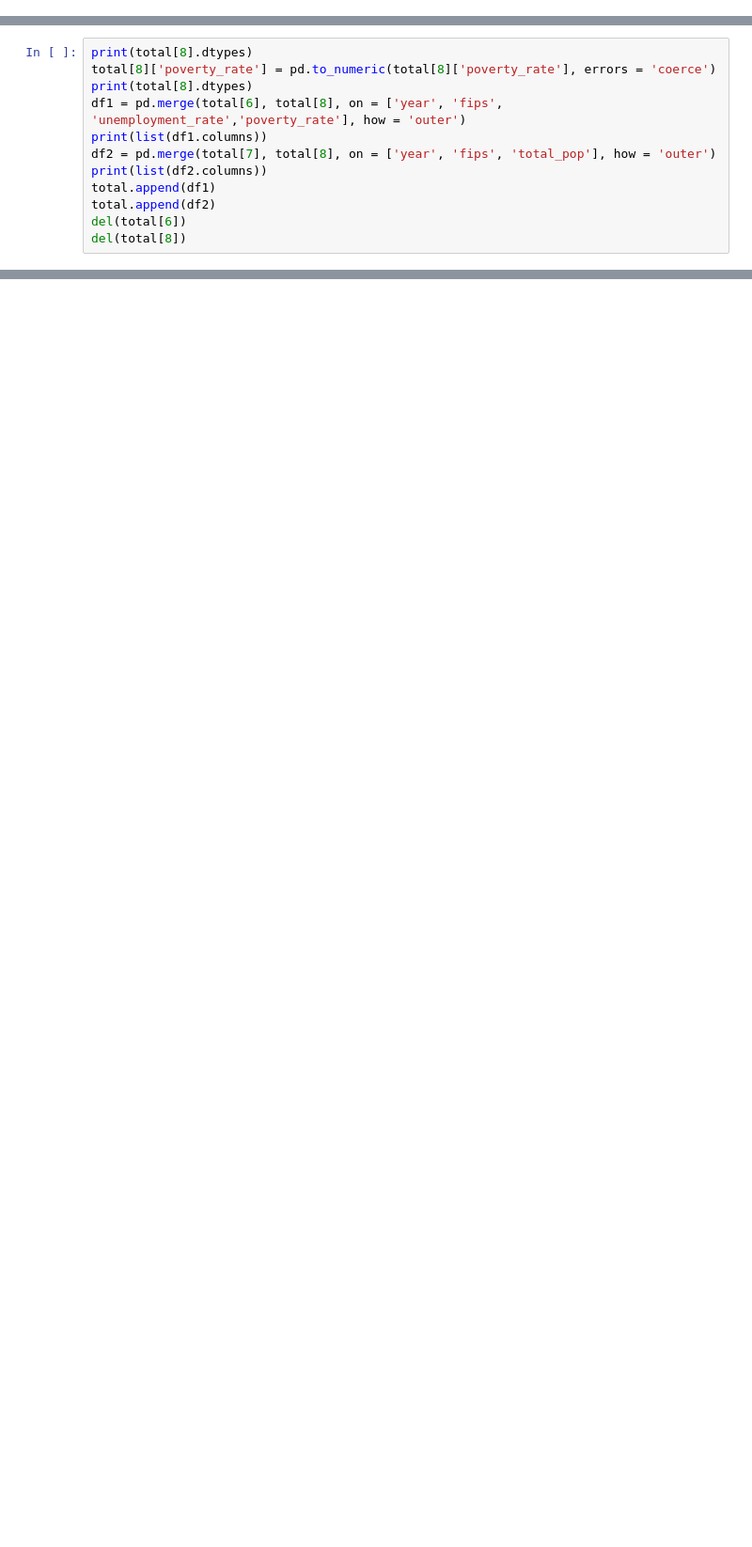
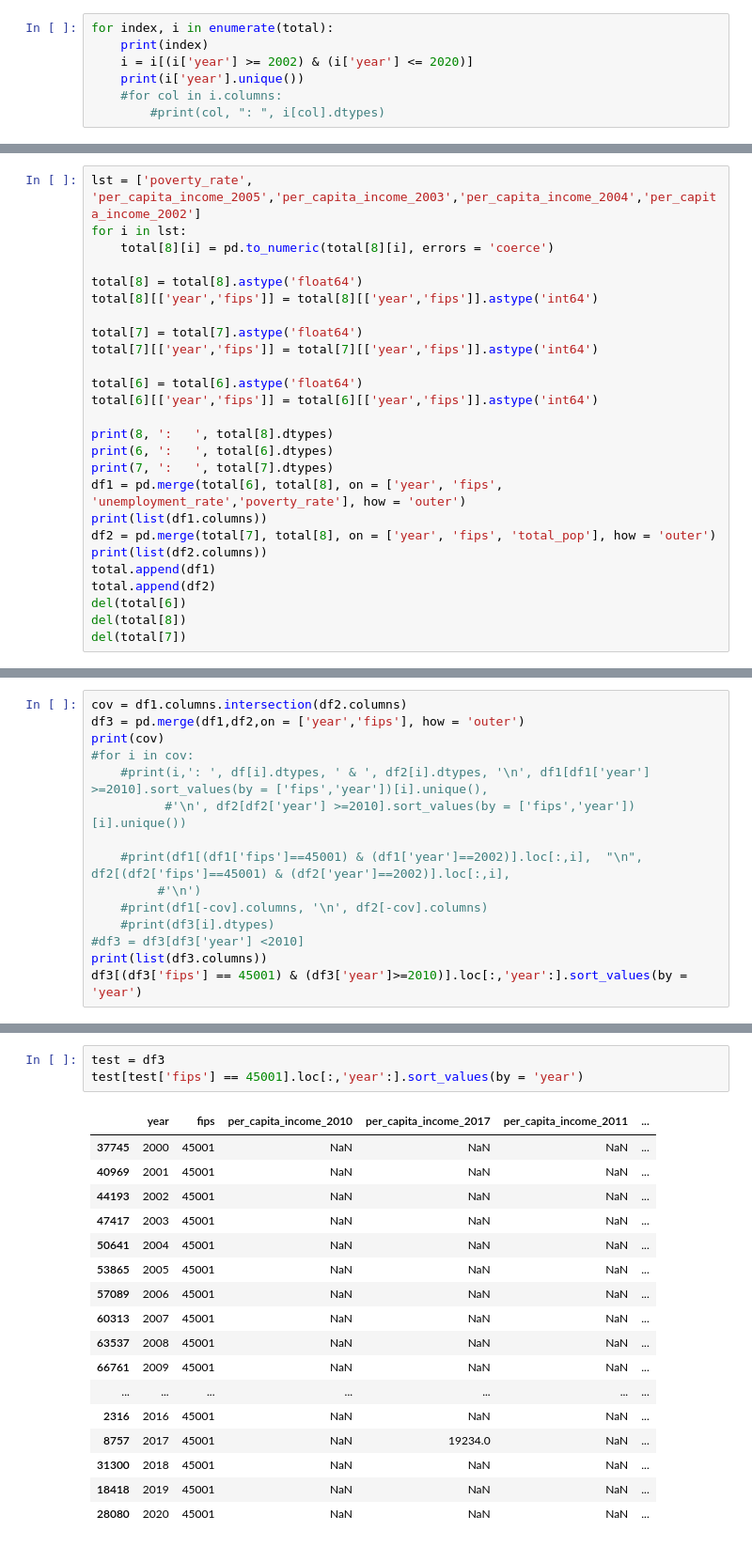
Before and after one commit to JayRPhilbrick/bdsi22dataminingsti, a Jupyter notebook: Notebooks/df00-20.ipynb, the cells around one changed output, grey strips where cells are left out. Shown at 94% size. Saved outputs shown, nothing was run; the diff lists cells and outputs as text; blank space fills up the shorter version.

```diff
--- a/Notebooks/df00-20.ipynb
+++ b/Notebooks/df00-20.ipynb
@@ -56,0 +55,7 @@ for index, i in enumerate(total):
+# %%
+for index, i in enumerate(total):
+    print(index)
+    i = i[(i['year'] >= 2002) & (i['year'] <= 2020)]
+    print(i['year'].unique())
+    #for col in i.columns:
+        #print(col, ": ", i[col].dtypes)
@@ -57,7 +82,20 @@ for index, i in enumerate(total):
 # %%
-print(total[8].dtypes)
-total[8]['poverty_rate'] = pd.to_numeric(total[8]['poverty_rate'], errors = 'coerce')
-print(total[8].dtypes)
+lst = ['poverty_rate', 'per_capita_income_2005','per_capita_income_2003','per_capita_income_2004','per_capita_income_2002']
+for i in lst:
+    total[8][i] = pd.to_numeric(total[8][i], errors = 'coerce')
+
+total[8] = total[8].astype('float64')
+total[8][['year','fips']] = total[8][['year','fips']].astype('int64')
+
+total[7] = total[7].astype('float64')
+total[7][['year','fips']] = total[7][['year','fips']].astype('int64')
+
+total[6] = total[6].astype('float64')
+total[6][['year','fips']] = total[6][['year','fips']].astype('int64')
+
+print(8, ':   ', total[8].dtypes)
+print(6, ':   ', total[6].dtypes)
+print(7, ':   ', total[7].dtypes)
 df1 = pd.merge(total[6], total[8], on = ['year', 'fips', 'unemployment_rate','poverty_rate'], how = 'outer')
 print(list(df1.columns))
 df2 = pd.merge(total[7], total[8], on = ['year', 'fips', 'total_pop'], how = 'outer')
@@ -66,4 +104,5 @@ total.append(df1)
 total.append(df2)
 del(total[6])
 del(total[8])
+del(total[7])
 # %% [output]
@@ -129,0 +147,15 @@ df.head(10)
+# %%
+cov = df1.columns.intersection(df2.columns)
+df3 = pd.merge(df1,df2,on = ['year','fips'], how = 'outer')
+print(cov)
+#for i in cov:
+    #print(i,': ', df[i].dtypes, ' & ', df2[i].dtypes, '\n', df1[df1['year'] >=2010].sort_values(by = ['fips','year'])[i].unique(),
+          #'\n', df2[df2['year'] >=2010].sort_values(by = ['fips','year'])[i].unique())
+
+    #print(df1[(df1['fips']==45001) & (df1['year']==2002)].loc[:,i],  "\n", df2[(df2['fips']==45001) & (df2['year']==2002)].loc[:,i],
+         #'\n')
+    #print(df1[-cov].columns, '\n', df2[-cov].columns)
+    #print(df3[i].dtypes)
+#df3 = df3[df3['year'] <2010]
+print(list(df3.columns))
+df3[(df3['fips'] == 45001) & (df3['year']>=2010)].loc[:,'year':].sort_values(by = 'year')
@@ -129,0 +220,21 @@ df.head(10)
+# %%
+test = df3
+test[test['fips'] == 45001].loc[:,'year':].sort_values(by = 'year')
+# %% [output]
+|  | year | fips | per_capita_income_2010 | per_capita_income_2017 | per_capita_income_2011 | ... |
+| 37745 | 2000 | 45001 | NaN | NaN | NaN | ... |
+| 40969 | 2001 | 45001 | NaN | NaN | NaN | ... |
+| 44193 | 2002 | 45001 | NaN | NaN | NaN | ... |
+| 47417 | 2003 | 45001 | NaN | NaN | NaN | ... |
+| 50641 | 2004 | 45001 | NaN | NaN | NaN | ... |
+| 53865 | 2005 | 45001 | NaN | NaN | NaN | ... |
+| 57089 | 2006 | 45001 | NaN | NaN | NaN | ... |
+| 60313 | 2007 | 45001 | NaN | NaN | NaN | ... |
+| 63537 | 2008 | 45001 | NaN | NaN | NaN | ... |
+| 66761 | 2009 | 45001 | NaN | NaN | NaN | ... |
+| ... | ... | ... | ... | ... | ... | ... |
+| 2316 | 2016 | 45001 | NaN | NaN | NaN | ... |
+| 8757 | 2017 | 45001 | NaN | 19234.0 | NaN | ... |
+| 31300 | 2018 | 45001 | NaN | NaN | NaN | ... |
+| 18418 | 2019 | 45001 | NaN | NaN | NaN | ... |
+| 28080 | 2020 | 45001 | NaN | NaN | NaN | ... |
```
Also changed, not shown: parts of 28 cells of this notebook, 11 other files.
